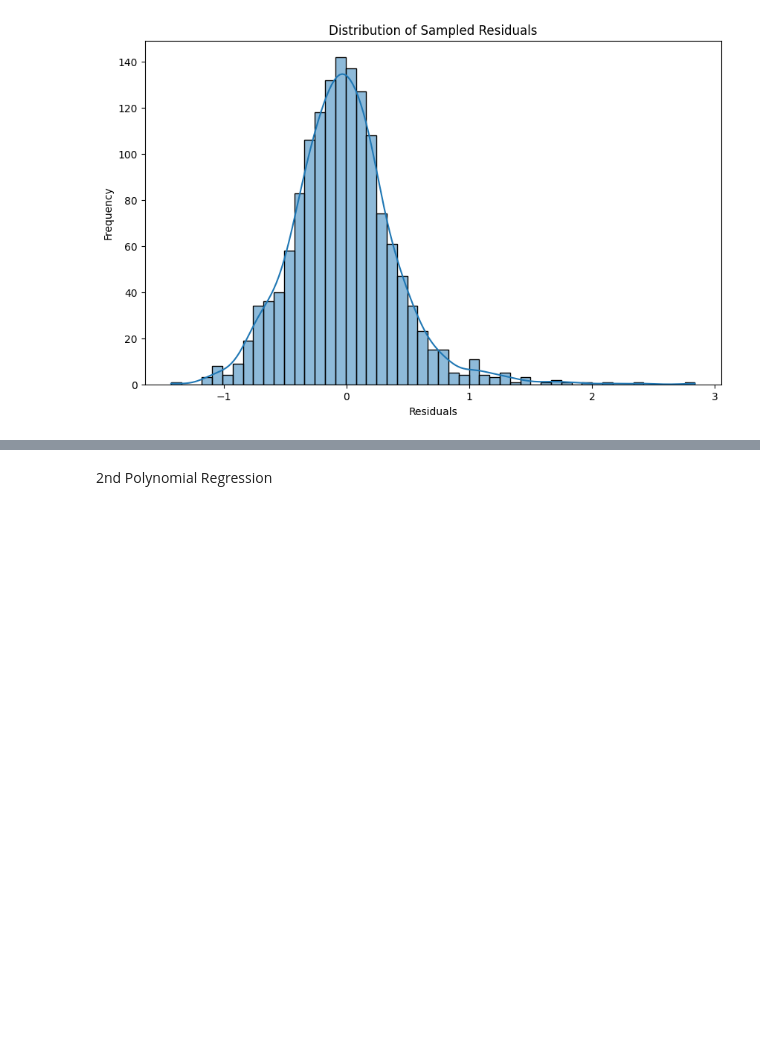
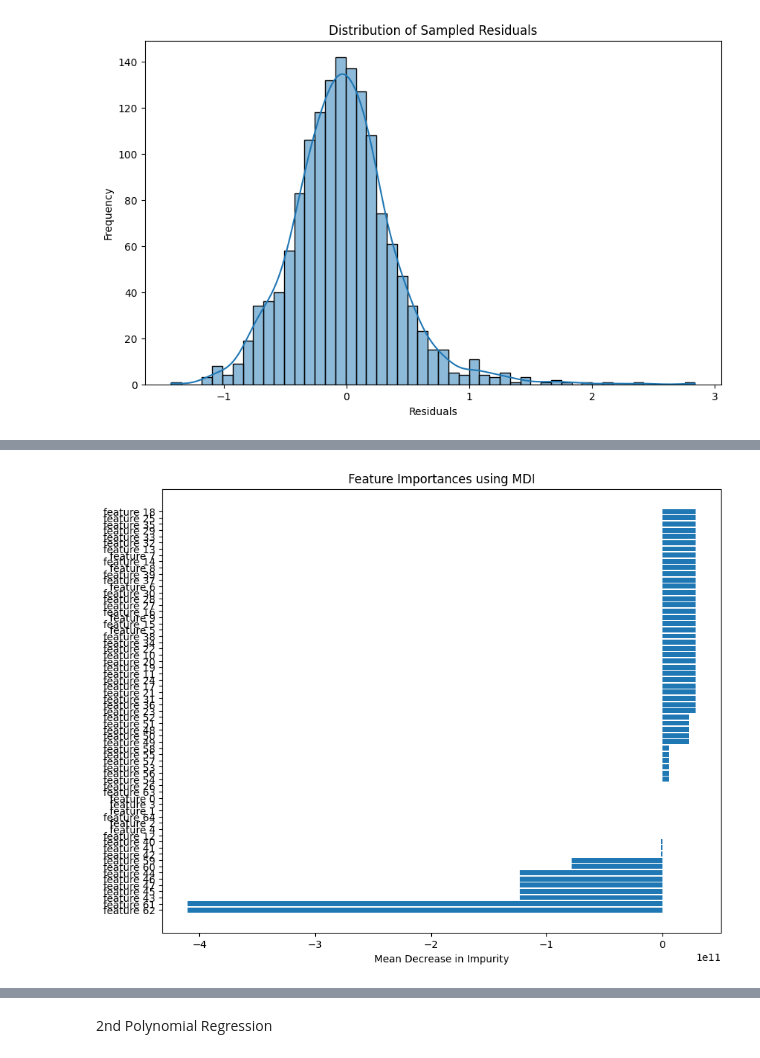
Before and after one commit to CSE151A-Project/151A-project, a Jupyter notebook: Milestone3.ipynb, the cells around one changed output, grey strips where cells are left out. Saved outputs shown, nothing was run; the diff lists cells and outputs as text; code cells hidden in the pictures; blank space fills up the shorter version.

```diff
--- a/Milestone3.ipynb
+++ b/Milestone3.ipynb
@@ -223,0 +257,33 @@ plot_graphs(y_test, yhat_test, degree=1)
+# %%
+import matplotlib.pyplot as plt
+
+# Get the feature importances
+feature_importances = lr.coef_
+feature_names = ['feature {}'.format(i) for i in range(len(feature_importances))]
+
+# Sort the features by importance
+sorted_idx = np.argsort(feature_importances)
+sorted_importances = feature_importances[sorted_idx]
+sorted_features = [feature_names[i] for i in sorted_idx]
+
+plt.figure(figsize=(10, 8))
+plt.barh(range(len(sorted_importances)), sorted_importances, align='center')
+plt.yticks(range(len(sorted_importances)), sorted_features)
+plt.xlabel('Mean Decrease in Impurity')
+plt.title('Feature Importances using MDI')
+plt.show()
+
+# # Create a barh (horizontal bar chart) with the feature importances
+# plt.barh(range(len(feature_importances)), feature_importances, color='blue')
+
+# # Set the y-ticks to be the feature names
+# plt.yticks(range(len(feature_importances)), feature_names)
+
+# # Set the labels and title
+# plt.xlabel('Mean decrease in impurity')
+# plt.title('Feature importances using MDI')
+
+# # Show the plot
+# plt.show()
+# %% [output]
+[figure, added]
```
Also changed, not shown: parts of 11 cells of this notebook.
